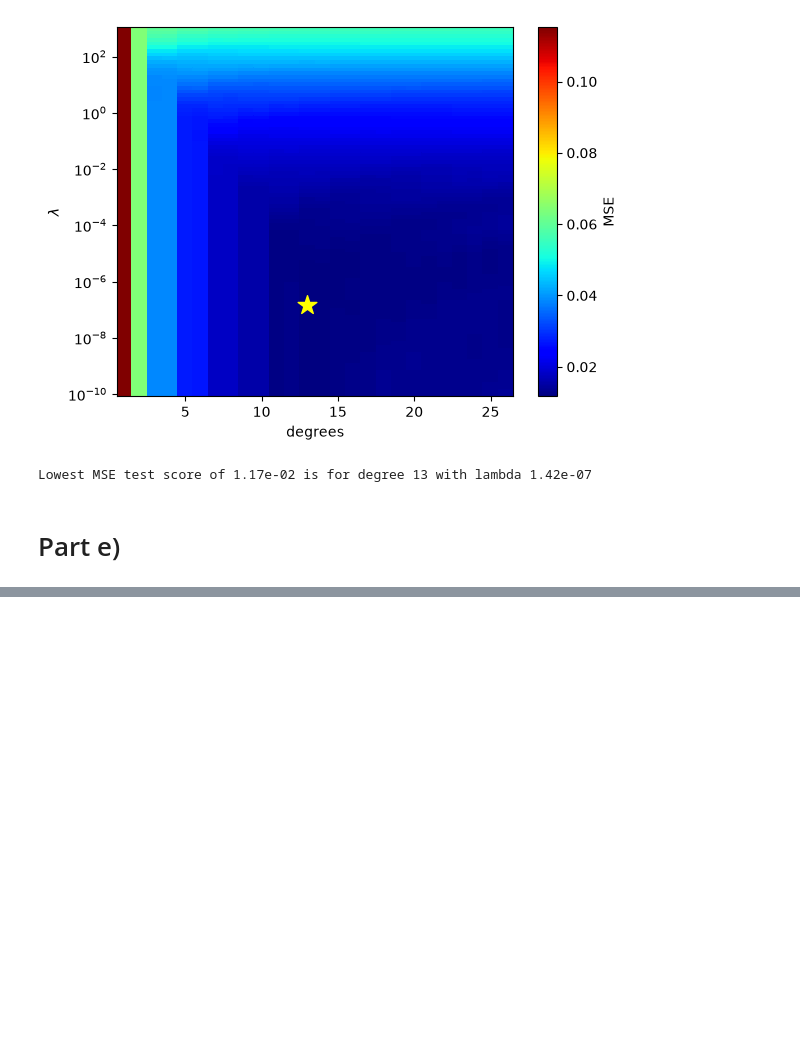
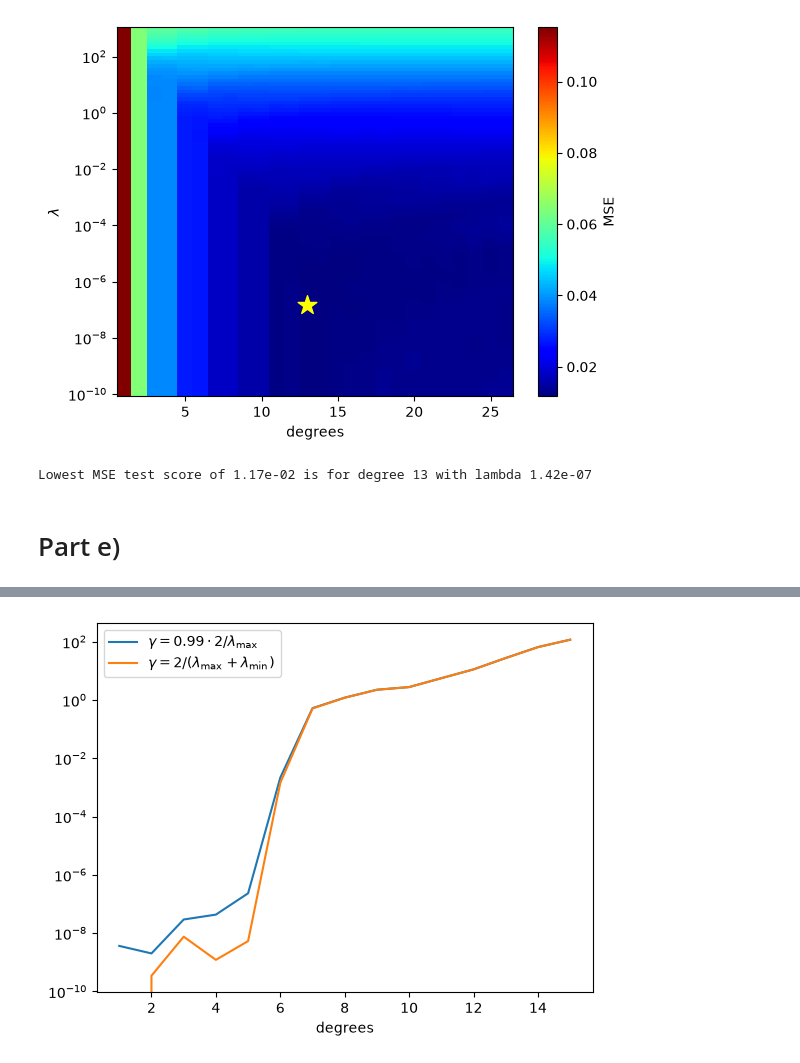
Before and after one commit to art-is-0/firsstik, a Jupyter notebook: Project1/Project1.ipynb, the cells around one changed output, grey strips where cells are left out. Cells and saved outputs as stored; diff of their text form; code cells hidden in the pictures; blank space fills up the shorter version.

```diff
--- a/Project1/Project1.ipynb
+++ b/Project1/Project1.ipynb
@@ -372,0 +373,69 @@ max |AD - analytical| = 1.7763568394002505e-15
+# %%
+def gradient_descent(X, y, gamma, lam=0.0, num_iters=1000, tol=1e-8):
+    p = X.shape[1]
+    theta = np.zeros(p)
+    history = [theta.copy()]
+    theta_cls = closed_form(X, y, lam)
+    for t in range(num_iters):
+        g = gradient(theta, X, y, lam=lam)
+        theta = theta - gamma * g
+        history.append(theta.copy())
+        err = np.linalg.norm(theta - theta_cls)
+        if np.linalg.norm(g) < tol:
+            break
+    return np.array(history), t + 1, err
+
+
+# OLS test
+degree = 15
+x_train, x_test, y_train, y_test = create_dataset(n=100)
+diff = np.zeros((2, degree))
+
+for d in range(1, degree + 1):
+    X_train, X_test = create_feature_matrix(x_train, x_test, degree=d)
+
+    eigs = hessian_eigs(X_train)
+    lmax, lmin = eigs.max(), eigs.min()
+
+    gammas = np.array([0.9 * 2 / lmax, 2/(lmax + lmin)])
+
+
+    # print(f"\tdegree = {degree}, condition number = {lmax/lmin:.2e}, best rate = {2/(lmax + lmin):.3e}, limit = {2/lmax:.3e}")
+
+    for idx, gamma in enumerate(gammas):
+        with np.errstate(all="ignore"):
+            hist, its, err = gradient_descent(X_train, y_train, gamma, num_iters=20000)
+
+        diff[idx, d-1] = err
+        # print(f"   gamma = {gamma:<1.3e}:, degree = {d} {its:6d} iterations |theta - closed form| = {err:9.2e}")
+
+plt.plot(range(1, degree+1), diff[0], label=r"$\gamma = 0.99\cdot 2 /\lambda_{\max}$")
+plt.plot(range(1, degree+1), diff[1], label=r"$\gamma = 2 / (\lambda_{\max} + \lambda_{\min}) $")
+plt.yscale("log")
+plt.xlabel("degrees")
+plt.ylabel("MSE")
+plt.legend()
+plt.show()
+
+# # Ridge test
+# degree = 6
+# x_train, x_test, y_train, y_test = create_dataset(n=100)
+
+# X_train, X_test = create_feature_matrix(x_train, x_test, degree=degree)
+
+# eigs = hessian_eigs(X_train)
+# lmax, lmin = eigs.max(), eigs.min()
+
+# gammas = np.array([0.5, 0.8, 1]) * 2/lmax
+
+# lam = 1.71e-08
+
+# print(f"\tdegree = {degree}, condition number = {lmax/lmin:.2e}, best rate = {2/(lmax + lmin):.3e}, limit = {2/lmax:.3e}")
+
+# for gamma in gammas:
+#     with np.errstate(all="ignore"):
+#         hist, its, err = gradient_descent(X_train, y_train, gamma, lam=lam, num_iters=20000)
+
+#     print(f"   gamma = {gamma:<1.3e}: {its:6d} iterations |theta - closed form| = {err:9.2e}")
+# %% [output]
+[figure, added]
```
Also changed, not shown: parts of 8 cells of this notebook.
